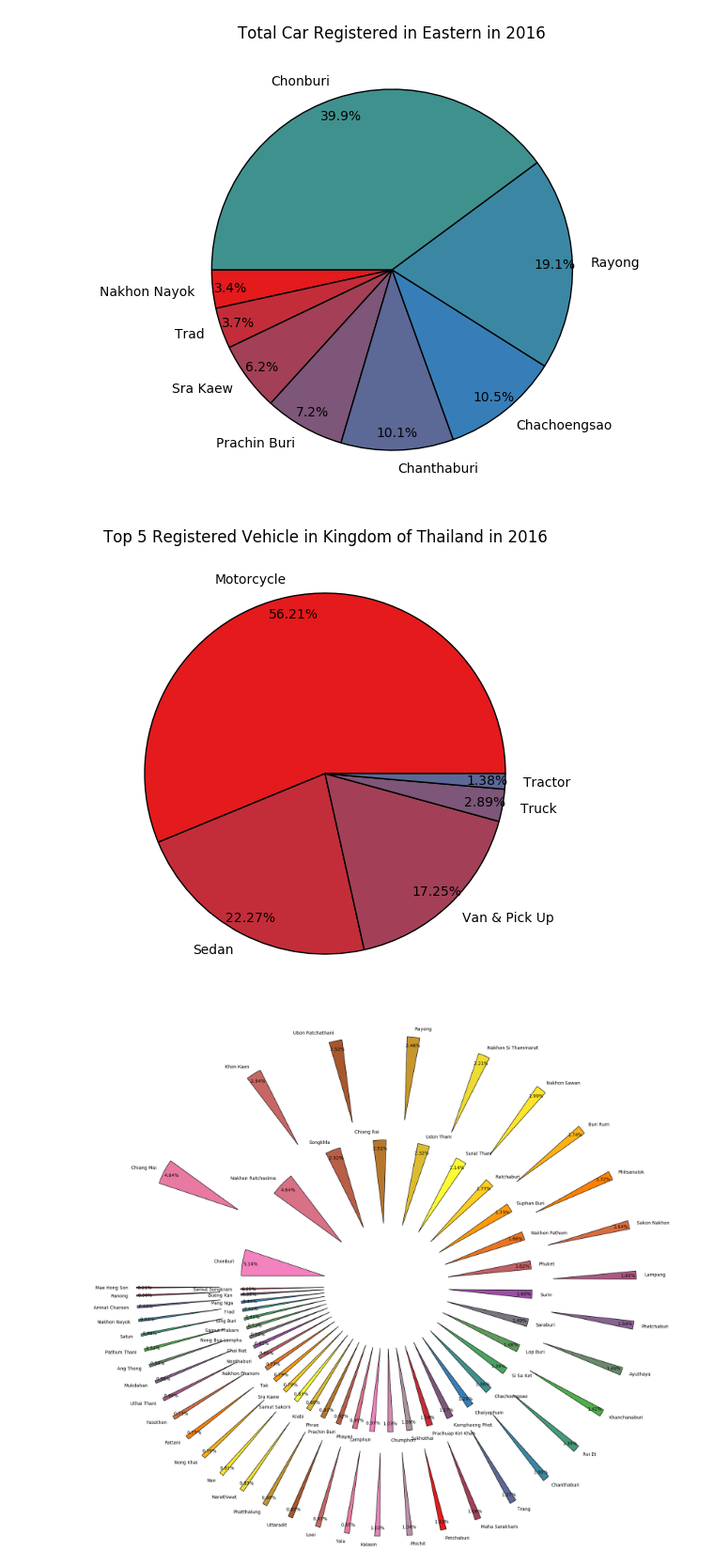
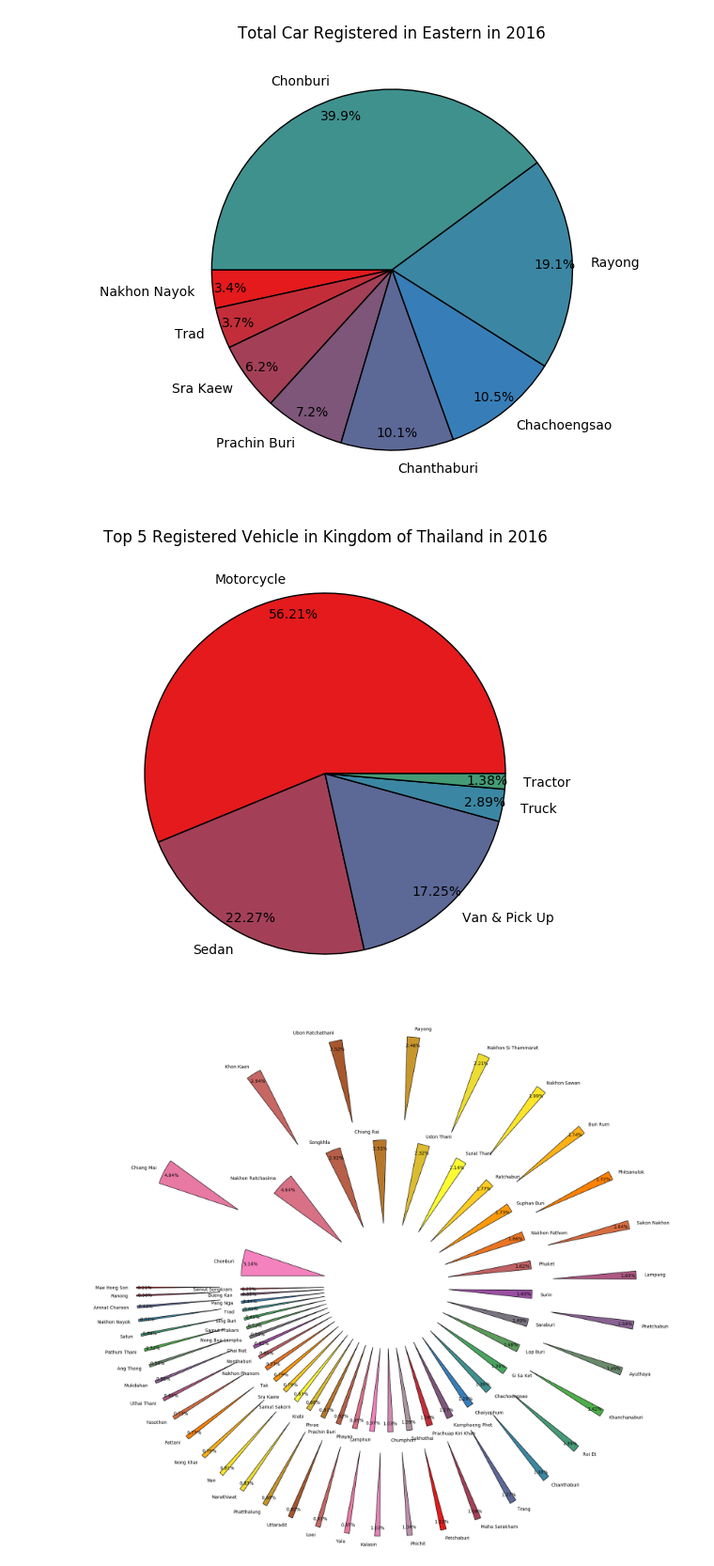
Before and after one commit to sagelga/psit-project, a Jupyter notebook: PSIT Project Data Analysis.ipynb, the cells around one changed output. Shown at 94% size. Saved outputs shown, nothing was run; the diff lists cells and outputs as text; code cells hidden in the pictures.

```diff
--- a/PSIT Project Data Analysis.ipynb
+++ b/PSIT Project Data Analysis.ipynb
@@ -152,21 +152,21 @@ total_east_pie_chart()
 [figure]
 # %%
 """This function will draw Pie Chart from data given"""
-def total_car_pie_chart():
+def top_type_pie_chart():
     figure(1, figsize=(6,6))
     ax = axes([0.1, 0.1, 0.8, 0.8])
     # The slices is plotted clockwise. Data is manually added.
     labels = 'Motorcycle','Sedan','Van & Pick Up','Truck','Tractor'
     fracs = [20296939,8042692,6227465,1042371,498091]
     # Replace MathPlotLib ugly color to more 'Nyan Cat' color
-    cs=cm.Set1(np.arange(40)/40.)
+    cs=cm.Set1(np.arange(120)/20.)
     # Print out [Data | Data Lable | Number Percent Sig.Point | Shadows | Angle to start plot | Color use | Number Percent Location]
     pie(fracs, labels=labels, autopct='%1.2f%%', shadow=False, startangle=0, colors=cs, pctdistance=.9)
     title('Top 5 Registered Vehicle in Kingdom of Thailand in 2016')
     show()
-total_car_pie_chart()
+top_type_pie_chart()
 # %% [output]
-[figure, old version]
+[figure, new version]
 # %%
 """This function will draw Pie Chart from data given"""
 def total_car_pie_chart():
```
Also changed, not shown: parts of 3 cells of this notebook.
